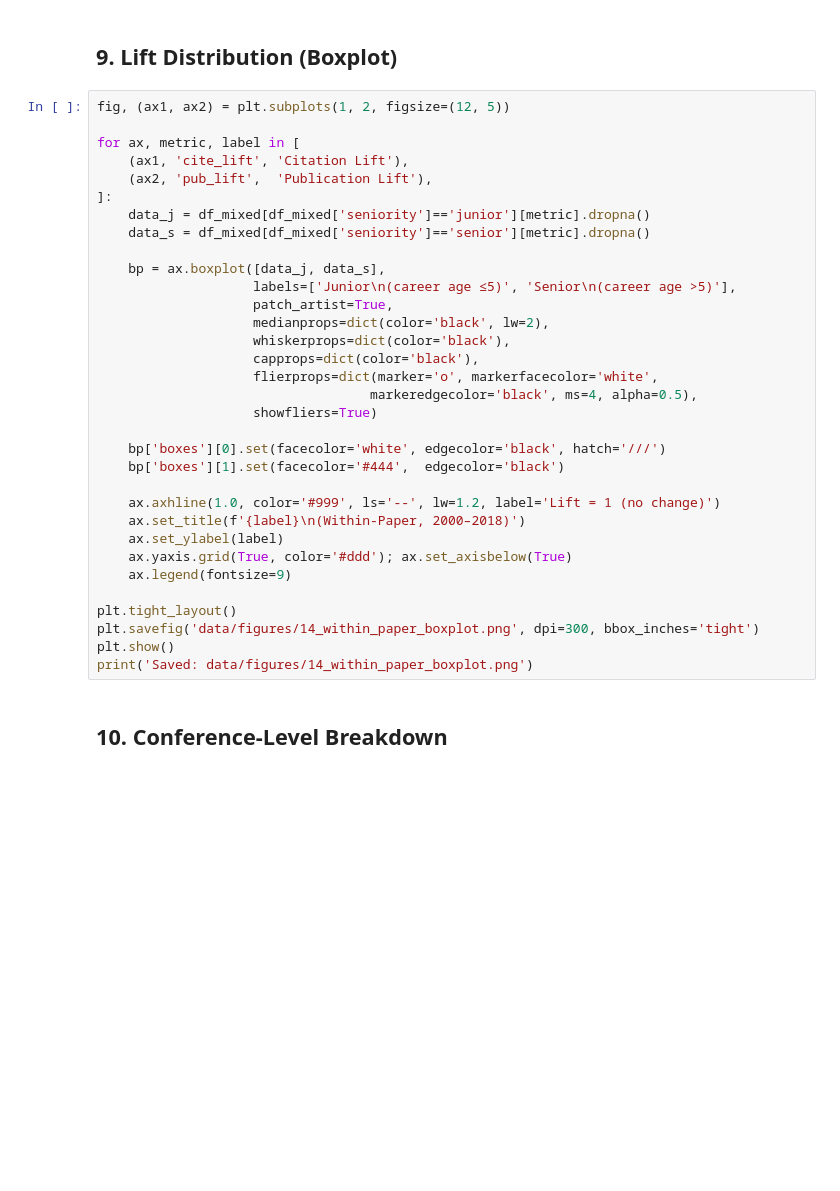
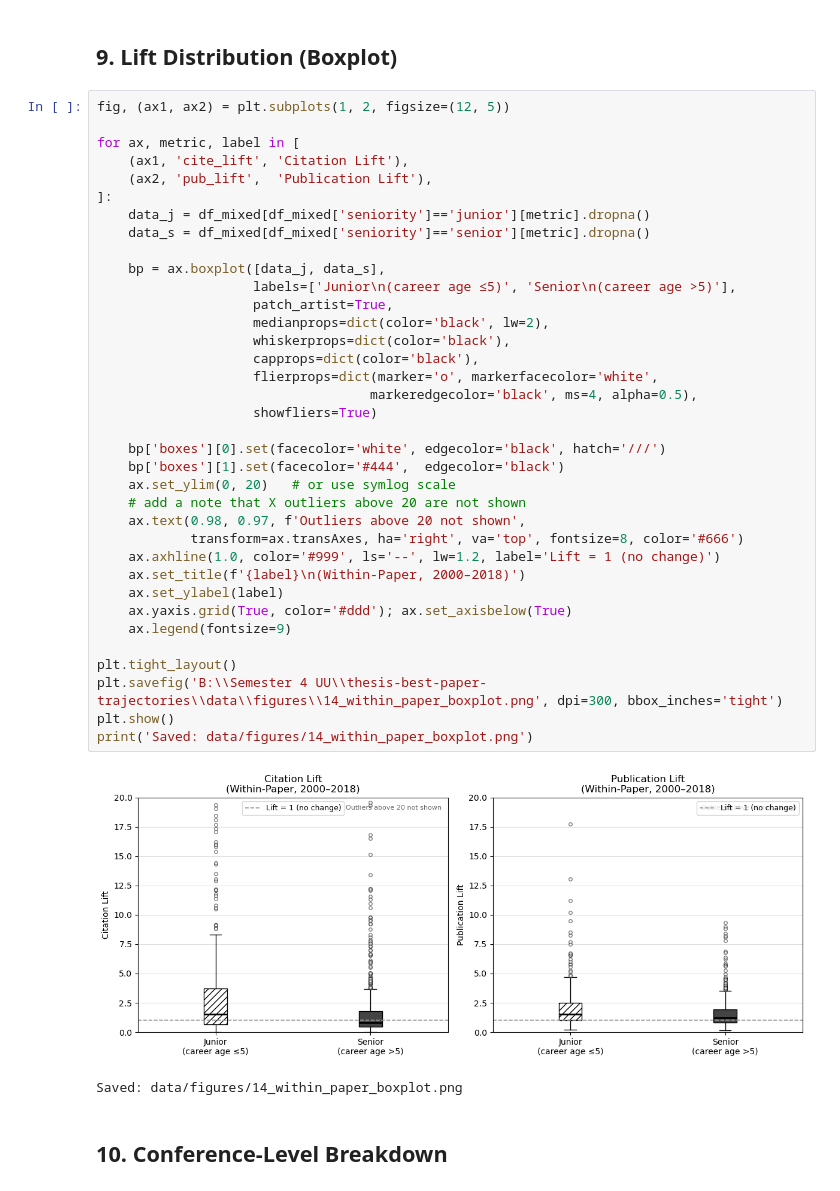
Before and after one commit to AppleShay/thesis-best-paper-trajectories, a Jupyter notebook: notebooks/14_within_paper_junior_vs_senior.ipynb, the cells around one changed output. Saved outputs shown, nothing was run; the diff lists cells and outputs as text; blank space fills up the shorter version.

```diff
--- a/notebooks/14_within_paper_junior_vs_senior.ipynb
+++ b/notebooks/14_within_paper_junior_vs_senior.ipynb
@@ -389,35 +454,41 @@ print('Saved: data/figures/14_within_paper_trajectories.png')
 fig, (ax1, ax2) = plt.subplots(1, 2, figsize=(12, 5))
 
 for ax, metric, label in [
     (ax1, 'cite_lift', 'Citation Lift'),
     (ax2, 'pub_lift',  'Publication Lift'),
 ]:
     data_j = df_mixed[df_mixed['seniority']=='junior'][metric].dropna()
     data_s = df_mixed[df_mixed['seniority']=='senior'][metric].dropna()
 
     bp = ax.boxplot([data_j, data_s],
                     labels=['Junior\n(career age ≤5)', 'Senior\n(career age >5)'],
                     patch_artist=True,
                     medianprops=dict(color='black', lw=2),
                     whiskerprops=dict(color='black'),
                     capprops=dict(color='black'),
                     flierprops=dict(marker='o', markerfacecolor='white',
                                    markeredgecolor='black', ms=4, alpha=0.5),
                     showfliers=True)
 
     bp['boxes'][0].set(facecolor='white', edgecolor='black', hatch='///')
     bp['boxes'][1].set(facecolor='#444',  edgecolor='black')
-
+    ax.set_ylim(0, 20)   # or use symlog scale
+    # add a note that X outliers above 20 are not shown
+    ax.text(0.98, 0.97, f'Outliers above 20 not shown',
+            transform=ax.transAxes, ha='right', va='top', fontsize=8, color='#666')
     ax.axhline(1.0, color='#999', ls='--', lw=1.2, label='Lift = 1 (no change)')
     ax.set_title(f'{label}\n(Within-Paper, 2000–2018)')
     ax.set_ylabel(label)
     ax.yaxis.grid(True, color='#ddd'); ax.set_axisbelow(True)
     ax.legend(fontsize=9)
 
 plt.tight_layout()
-plt.savefig('data/figures/14_within_paper_boxplot.png', dpi=300, bbox_inches='tight')
+plt.savefig('B:\\Semester 4 UU\\thesis-best-paper-trajectories\\data\\figures\\14_within_paper_boxplot.png', dpi=300, bbox_inches='tight')
 plt.show()
 print('Saved: data/figures/14_within_paper_boxplot.png')
+# %% [output]
+[figure, added]
+Saved: data/figures/14_within_paper_boxplot.png
 # %% [markdown]
 ## 10. Conference-Level Breakdown
 # %%
```
Also changed, not shown: parts of 7 cells of this notebook, 26 other files.
